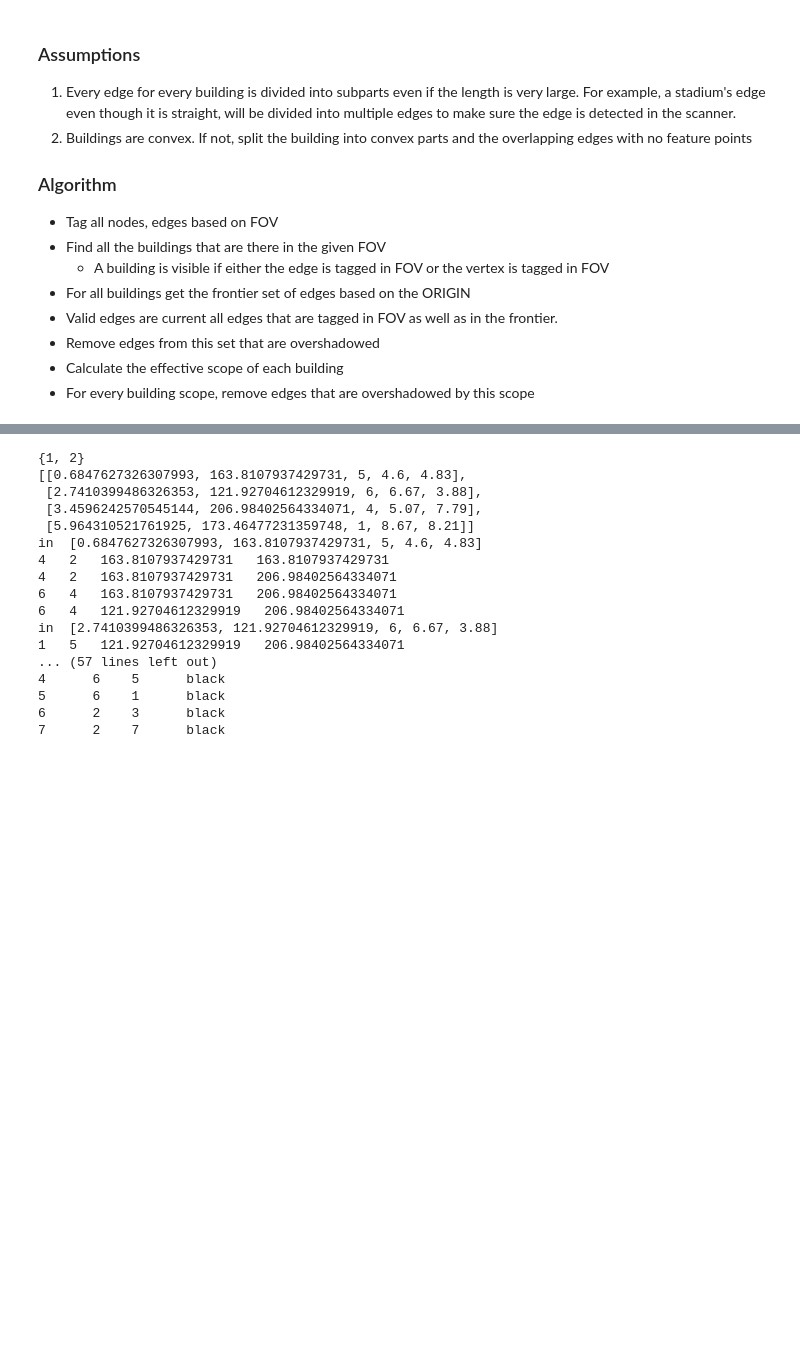
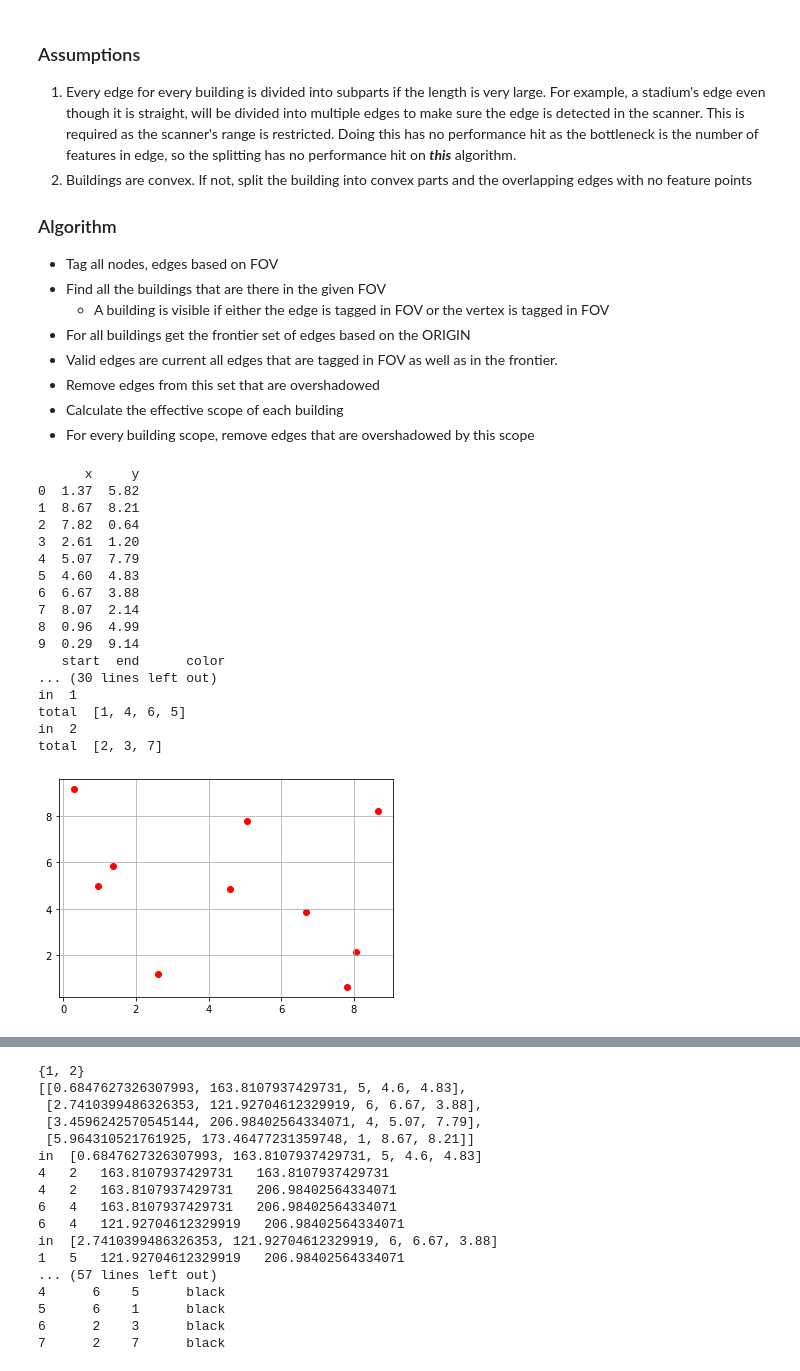
Before and after one commit to AdwaitB/visual-positioning-mci, a Jupyter notebook: python-analysis/scan_playground.ipynb, the cells around one changed output, grey strips where cells are left out. Drawn from its saved outputs; the diff is of its cells as text; code cells hidden in the pictures; blank space fills up the shorter version.

Commit message:
completed code splitting

```diff
--- a/python-analysis/scan_playground.ipynb
+++ b/python-analysis/scan_playground.ipynb
@@ -18,7 +19,7 @@ from scanner import *
 # %% [markdown]
 ### Assumptions
 
-1. Every edge for every building is divided into subparts even if the length is very large. For example, a stadium's edge even though it is straight, will be divided into multiple edges to make sure the edge is detected in the scanner.
+1. Every edge for every building is divided into subparts if the length is very large. For example, a stadium's edge even though it is straight, will be divided into multiple edges to make sure the edge is detected in the scanner. This is required as the scanner's range is restricted. Doing this has no performance hit as the bottleneck is the number of features in edge, so the splitting has no performance hit on ***this*** algorithm.
 2. Buildings are convex. If not, split the building into convex parts and the overlapping edges with no feature points
 
 ### Algorithm
@@ -40,3 +35,38 @@ def print_util(data, title=""):
+# %%
+points = generate_data(NPOINTS)
+plt.scatter(points['x'], points['y'], c='r')
+plt.grid(True)
+print(points)
+
+edges = get_edges()
+pprint(edges)
+
+edges_mat = get_adj_mat(points, edges)
+pprint(edges_mat)
+
+edges_list = get_adj_list(points, edges)
+pprint(edges_list)
+
+id_to_build_map, buildings = get_building_set(points, edges_list)
+# %% [output]
+      x     y
+0  1.37  5.82
+1  8.67  8.21
+2  7.82  0.64
+3  2.61  1.20
+4  5.07  7.79
+5  4.60  4.83
+6  6.67  3.88
+7  8.07  2.14
+8  0.96  4.99
+9  0.29  9.14
+   start  end      color
+... (30 lines left out)
+in  1
+total  [1, 4, 6, 5]
+in  2
+total  [2, 3, 7]
+[figure, added]
 # %%
 base_angle = get_angle(DIRECTION)
 
```
Also changed, not shown: parts of 6 cells of this notebook, 7 other files.
